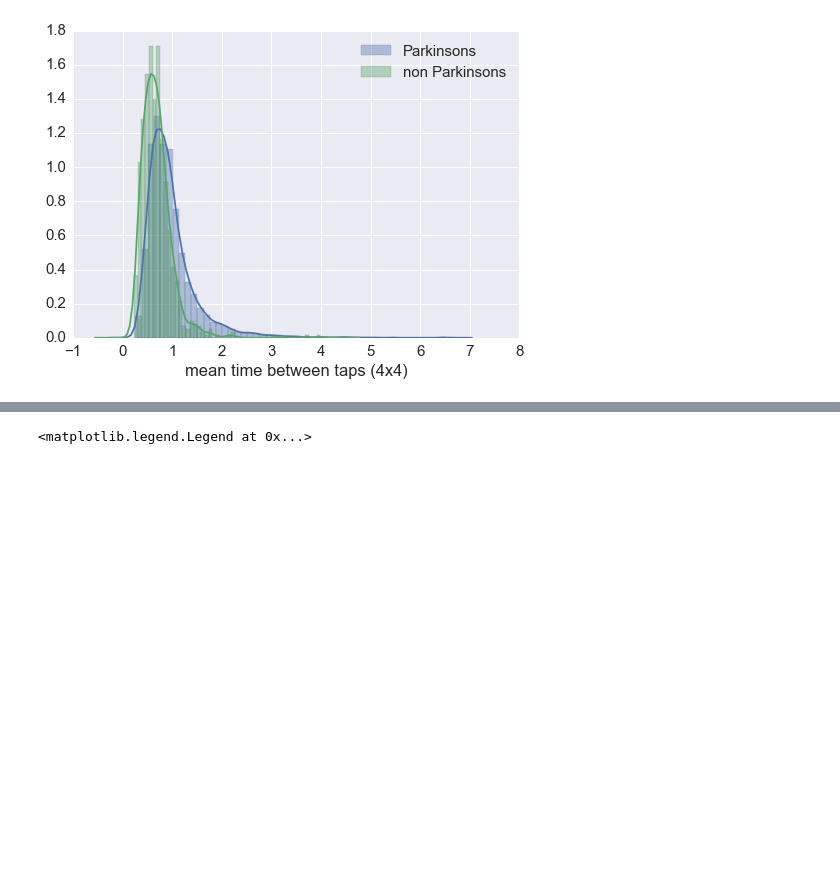
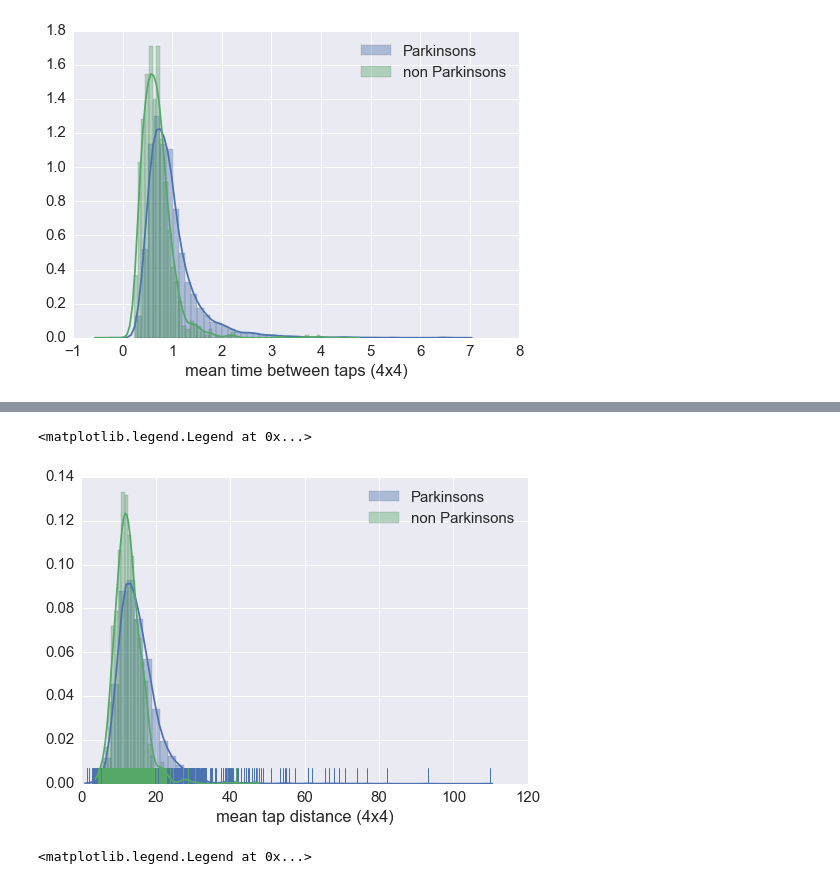
Before and after one commit to mattoby/mpower_memory, a Jupyter notebook: Memory_summary_analyses.ipynb, the cells around one changed output, grey strips where cells are left out. Cells and saved outputs as stored; diff of their text form; code cells hidden in the pictures; blank space fills up the shorter version.

```diff
--- a/Memory_summary_analyses.ipynb
+++ b/Memory_summary_analyses.ipynb
@@ -439,3 +438,13 @@ plt.legend(loc=1)
+# %%
+distcol = '16_meandist'
+plt.figure()
+sns.distplot(df_Parkinsons[distcol].dropna(), label='Parkinsons', rug=True)
+sns.distplot(df_np[distcol].dropna(), label='non Parkinsons', rug=True)
+plt.xlabel(mt.feature_names([distcol])[0])
+plt.legend(loc=1)
+# %% [output]
+<matplotlib.legend.Legend at 0x...>
+[figure, added]
 # %%
 distcol = '9_latency'
 plt.figure()
```
Also changed, not shown: parts of 4 cells of this notebook.
